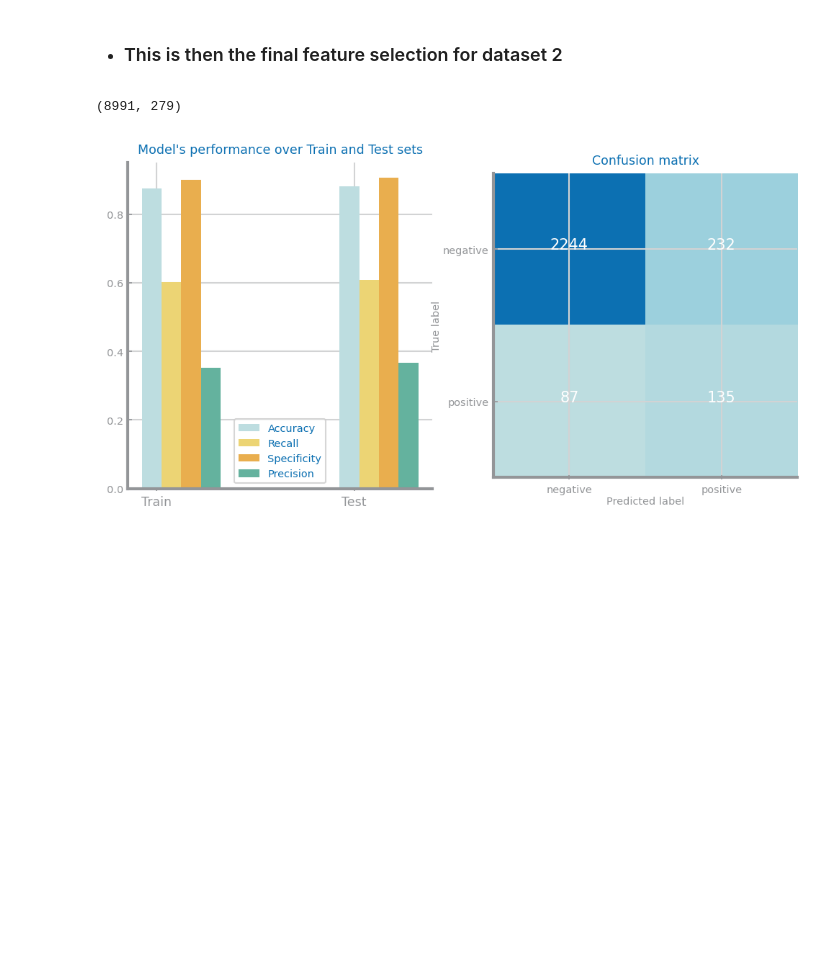
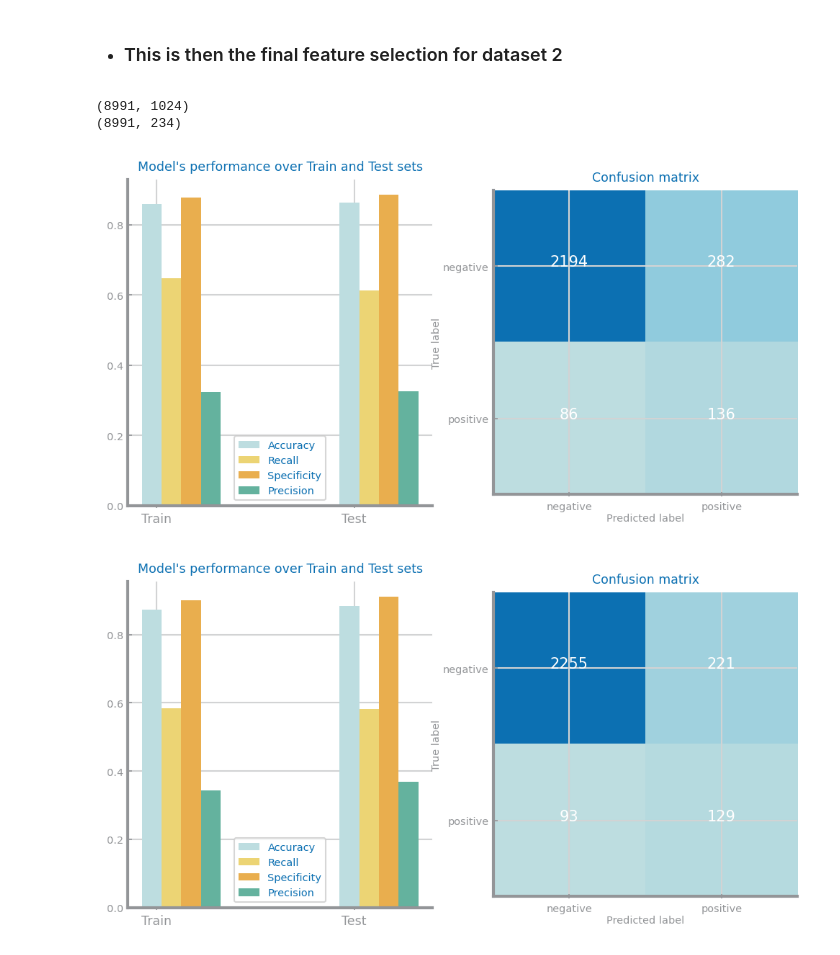
Before and after one commit to joaopalet/DataScience2020, a Jupyter notebook: FeatureSelection.ipynb, the cells around one changed output. Drawn from its saved outputs; the diff is of its cells as text; code cells hidden in the pictures; blank space fills up the shorter version.

```diff
--- a/FeatureSelection.ipynb
+++ b/FeatureSelection.ipynb
@@ -42,6 +43,12 @@ def remove_percentile_features(X, y, percentile):
 
     return features, y
 
+def remove_low_variance(X, y, t):
+    selector = VarianceThreshold(threshold=t)
+    X_new = selector.fit_transform(X)
+
+    return X_new, y
+
 def select_k_best(dataframe, k):
     df = dataframe.copy()
     y: np.ndarray = df.pop('DEATH_EVENT').values
@@ -58,26 +65,23 @@ def best_feature_selection_data1(dataframe):
     y: np.ndarray = df.pop('DEATH_EVENT').values
     X: np.ndarray = df.values
 
-    test = SelectKBest(score_func=f_classif, k=4)
+    test = SelectKBest(score_func=f_classif, k=2)
     X_new = test.fit_transform(X, y)
 
     return X_new, y
 
 def best_feature_selection_data2(dataframe):
     df = dataframe.copy()
-    corr_matrix = df.corr().abs()
-    upper_tri = corr_matrix.where(np.triu(np.ones(corr_matrix.shape),k=1).astype(np.bool))
-    to_drop = [column for column in upper_tri.columns if any(upper_tri[column] > 0.75)]
-    df = df.drop(df[to_drop], axis=1)
+    df = remove_corr_features(df, 0.75)
 
     y: np.ndarray = df.pop(df.columns[-1]).values
     X: np.ndarray = df.values
 
-    test = SelectPercentile(score_func=chi2, percentile=30)
-    fit = test.fit(X, y)
-    features = fit.transform(X)
+    X, y = remove_low_variance(X, y, .98 * (1 - .98))
 
-    return features, y
+    X, y = remove_percentile_features(X, y, 30)
+
+    return X, y
 # %% [markdown]
 ## Heart Failure Dataset
 # %% [markdown]
@@ -287,15 +408,34 @@ ds.plot_evaluation_results(pd.unique(y_new), trnY_new, prd_trn_new, tstY_new, pr
 # %% [markdown]
 * ### This is then the final feature selection for dataset 2
 # %%
-X_best, y_best = best_feature_selection_data2(data2)
+df = data2.copy()
+# Cast target variable to binary
+#df[df.columns[-1]] = (df[df.columns[-1]] == 'positive').astype(int)
+
+y: np.ndarray = df.pop(df.columns[-1]).values
+X: np.ndarray = df.values
+print(X.shape)
+
+trnX, tstX, trnY, tstY = train_test_split(X, y, train_size=0.7, stratify=y_best, random_state=42)
+clf = MultinomialNB()
+clf.fit(trnX, trnY)
+prd_trn = clf.predict(trnX)
+prd_tst = clf.predict(tstX)
+ds.plot_evaluation_results(pd.unique(y), trnY, prd_trn, tstY, prd_tst)
+
+
+df = data2.copy()
+X_best, y_best = best_feature_selection_data2(df)
 print(X_best.shape)
 
 trnX, tstX, trnY, tstY = train_test_split(X_best, y_best, train_size=0.7, stratify=y_best, random_state=42)
 clf = MultinomialNB()
 clf.fit(trnX, trnY)
 prd_trn = clf.predict(trnX)
 prd_tst = clf.predict(tstX)
 ds.plot_evaluation_results(pd.unique(y_best), trnY, prd_trn, tstY, prd_tst)
 # %% [output]
-(8991, 279)
+(8991, 1024)
+(8991, 234)
-[figure, old version]
+[figure, new version]
+[figure, added]
```
Also changed, not shown: parts of 14 cells of this notebook, 1 other file.
